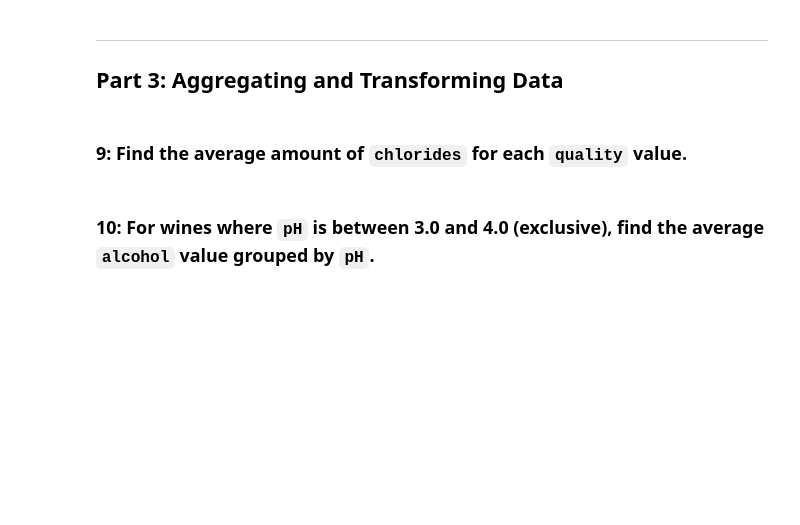
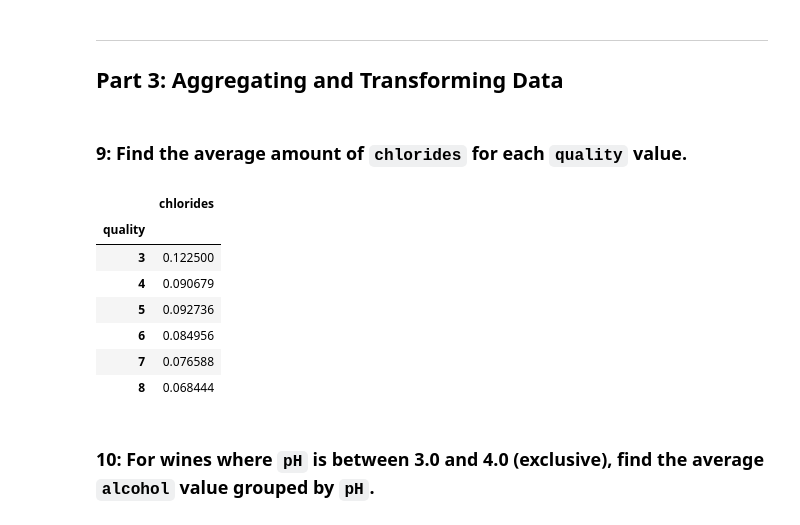
Before and after one commit to zinaF19/ds_numpy_pandas_zina, a Jupyter notebook: 1_Pandas/02_Pandas_Practice_Functionalities.ipynb, the cells around one changed output. Cells and saved outputs as stored; diff of their text form; code cells hidden in the pictures; blank space fills up the shorter version.

```diff
--- a/1_Pandas/02_Pandas_Practice_Functionalities.ipynb
+++ b/1_Pandas/02_Pandas_Practice_Functionalities.ipynb
@@ -174,6 +205,16 @@ TypeError: unsupported operand type(s) for &: 'list' and 'list'
 ### 9: Find the average amount of `chlorides` for each `quality` value.
 # %%
 # YOUR CODE HERE
+df.groupby("quality")[["chlorides"]].mean()
+# %% [output]
+|  | chlorides |
+| quality |  |
+| 3 | 0.122500 |
+| 4 | 0.090679 |
+| 5 | 0.092736 |
+| 6 | 0.084956 |
+| 7 | 0.076588 |
+| 8 | 0.068444 |
 # %% [markdown]
 ### 10: For wines where `pH` is between 3.0 and 4.0 (exclusive), find the average `alcohol` value grouped by `pH`.
 # %%
```
Also changed, not shown: parts of 4 cells of this notebook.
